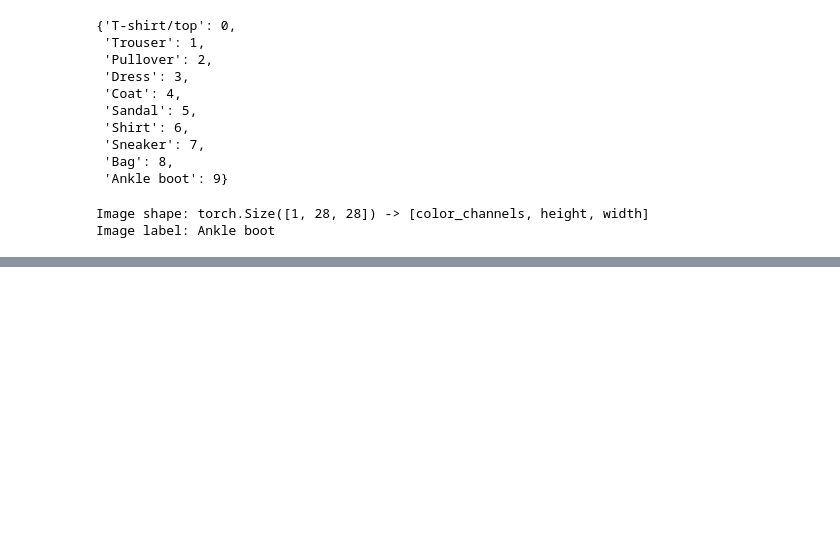
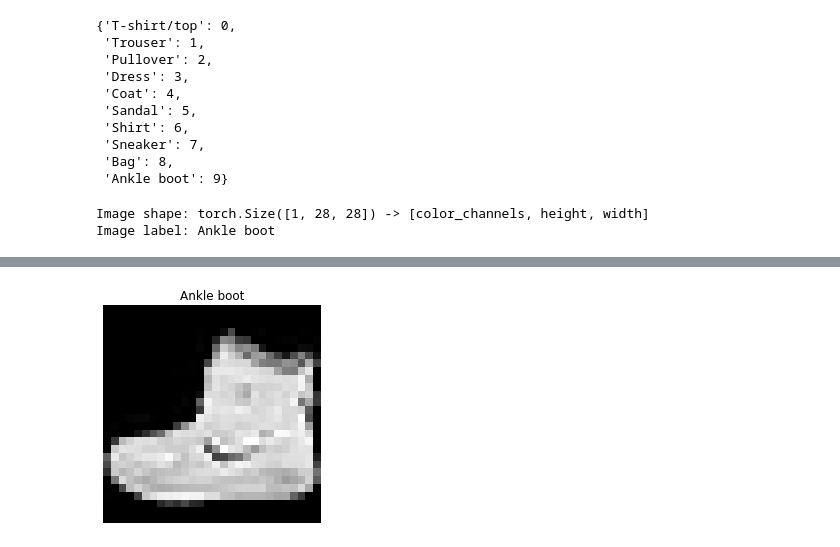
Before and after one commit to chriswilson2020/PyTorchCoLab, a Jupyter notebook: 03_PyTorch_Computer_Vision.ipynb, the cells around one changed output, grey strips where cells are left out. Drawn from its saved outputs; the diff is of its cells as text; code cells hidden in the pictures; blank space fills up the shorter version.

```diff
--- a/03_PyTorch_Computer_Vision.ipynb
+++ b/03_PyTorch_Computer_Vision.ipynb
@@ -134,0 +147,6 @@ Image label: Ankle boot
+# %%
+plt.imshow(image.squeeze(), cmap="gray")
+plt.title(class_names[label]);
+plt.axis(False);
+# %% [output]
+[figure, added]
```
Also changed, not shown: parts of 10 cells of this notebook.
